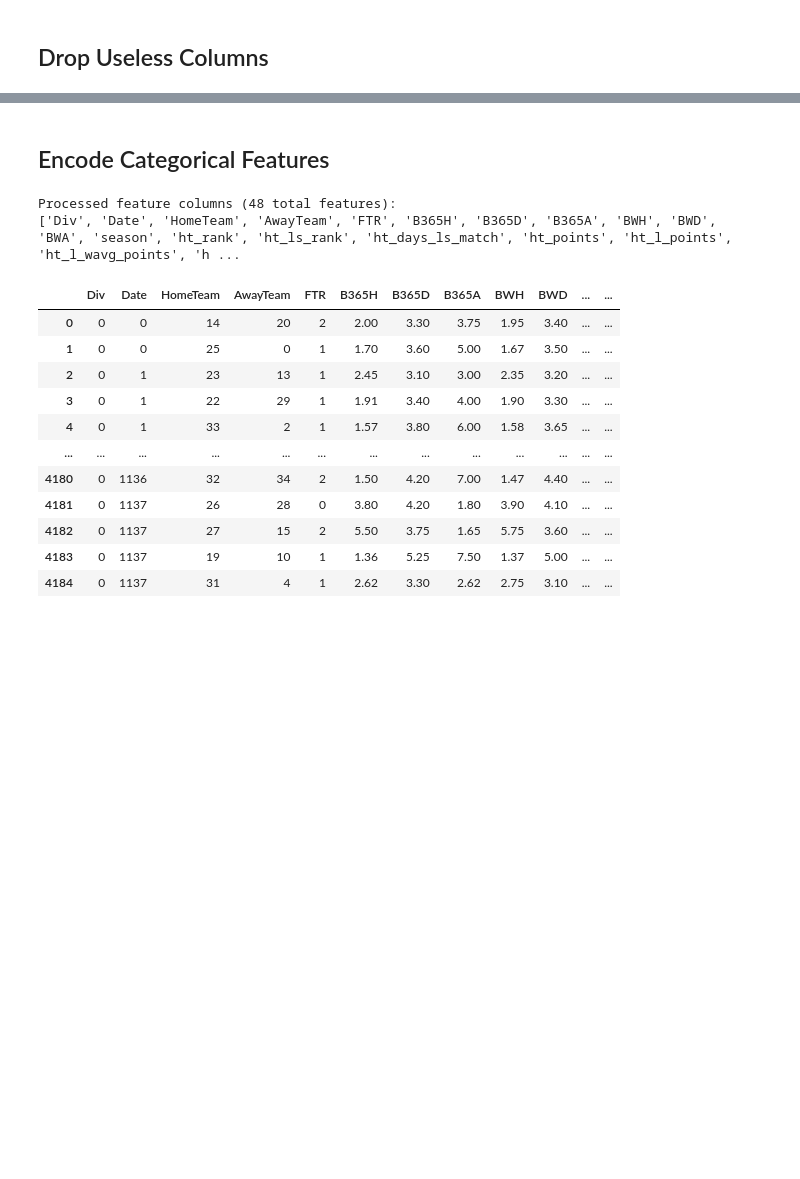
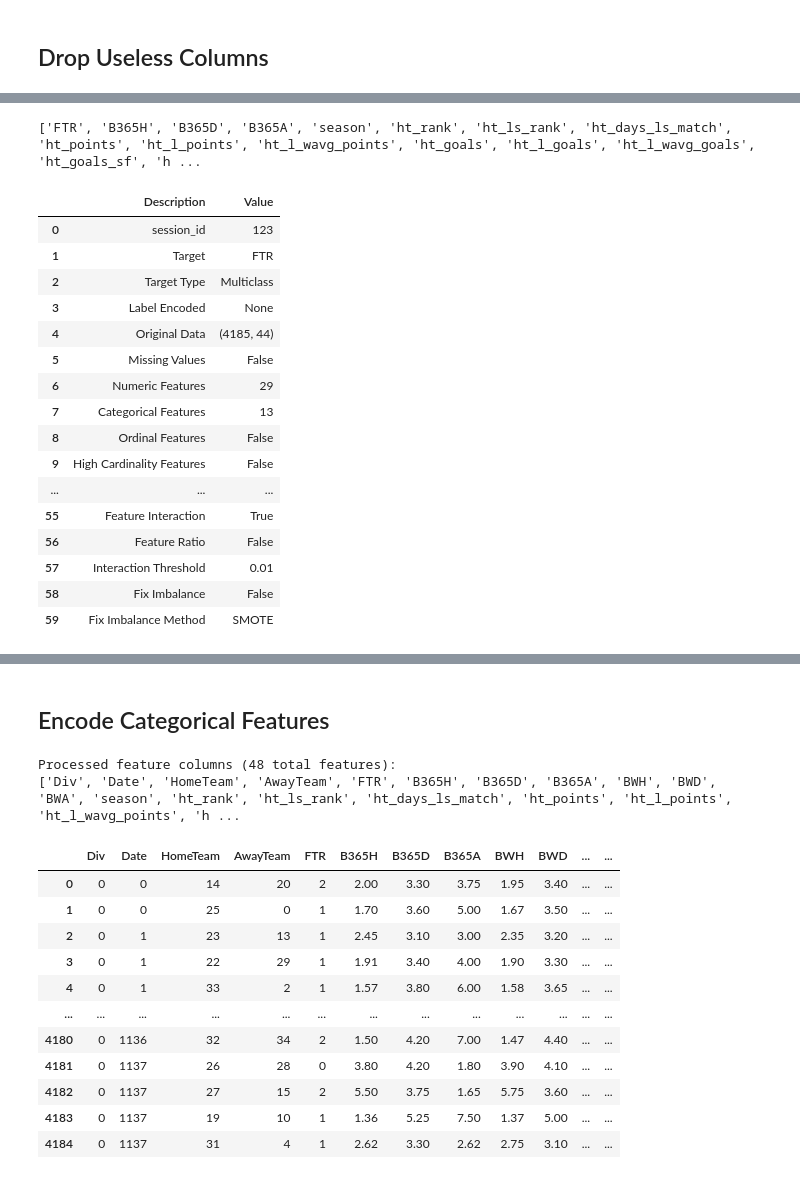
Before and after one commit to AndreaBe99/cloud-computing-project, a Jupyter notebook: CloudComputing_Project.ipynb, the cells around one changed output, grey strips where cells are left out. Drawn from its saved outputs; the diff is of its cells as text; code cells hidden in the pictures; blank space fills up the shorter version.

```diff
--- a/CloudComputing_Project.ipynb
+++ b/CloudComputing_Project.ipynb
@@ -487,3 +502,13 @@ df = pd.read_csv("final_all_season.csv")
+# %%
+# Start Notebook here for Pycaret, after the execution of  "import" cell
+
+# GitHub
+PATH = "https://raw.githubusercontent.com/AndreaBe99/cloud-computing-project/main/datasets/final_all_season.csv"
+
+# Local: if we have already execute the notebook
+# PATH = "final_all_season.csv"
+
+df = pd.read_csv(PATH, low_memory=False)
 # %%
 df.head()
 # %% [output]
@@ -695,10 +682,11 @@ df
 # %%
 # dropping columns one wouldn't have before an actual match
 
-col_to_drop = ["FTAG", "FTHG", "HTHG", "HTAG", "HTR",
-               "HS", "AS", "HST", "AST",
-               "HC", "AC", "HF", "AF", "HY", "AY", "HR", "AR",
-               "h_match_points", "a_match_points", "ls_winner", "winner_h", "winner_a", "winner_d"]
+col_to_drop = ["Div", "BWH", "BWD", "BWA",
+               "FTAG", "FTHG", "HTHG", "HTAG", "HTR",
+               "HS", "AS", "HST", "AST", "HC", "AC", "HF", "AF", "HY", "AY",
+               "HR", "AR", "h_match_points", "a_match_points",
+               "ls_winner","winner_h", "winner_a", "winner_d"]
 
 df.drop( columns = col_to_drop, inplace = True)
 
@@ -741,15 +770,28 @@ ImportError: Missing optional dependency 'Jinja2'. DataFrame.style requires jinj
+# %%
+print(list(num_features.values))
+# %% [output]
+['FTR', 'B365H', 'B365D', 'B365A', 'season', 'ht_rank', 'ht_ls_rank', 'ht_days_ls_match', 'ht_points', 'ht_l_points', 'ht_l_wavg_points', 'ht_goals', 'ht_l_goals', 'ht_l_wavg_goals', 'ht_goals_sf', 'h ...
 # %%
 r2 = setup(df, target = 'FTR', session_id = 123,
            normalize = True,
            polynomial_features = True, trigonometry_features = True,
            feature_interaction=True,
-           bin_numeric_features= num_features)
-
-# Model Training and Validation
-lr = create_model('lr')
-
-# plot residuals of trained model
-plot_model(lr, plot='residuals')
-
-# save transformation pipeline and model
-save_model(lr, model_name='cloud_project')
+           bin_numeric_features= list(num_features.values).remove("FTR"))
+# %% [output]
+|  | Description | Value |
+| 0 | session_id | 123 |
+| 1 | Target | FTR |
+| 2 | Target Type | Multiclass |
+| 3 | Label Encoded | None |
+| 4 | Original Data | (4185, 44) |
+| 5 | Missing Values | False |
+| 6 | Numeric Features | 29 |
+| 7 | Categorical Features | 13 |
+| 8 | Ordinal Features | False |
+| 9 | High Cardinality Features | False |
+| ... | ... | ... |
+| 55 | Feature Interaction | True |
+| 56 | Feature Ratio | False |
+| 57 | Interaction Threshold | 0.01 |
+| 58 | Fix Imbalance | False |
+| 59 | Fix Imbalance Method | SMOTE |
```
Also changed, not shown: parts of 19 cells of this notebook, 6 other files.
